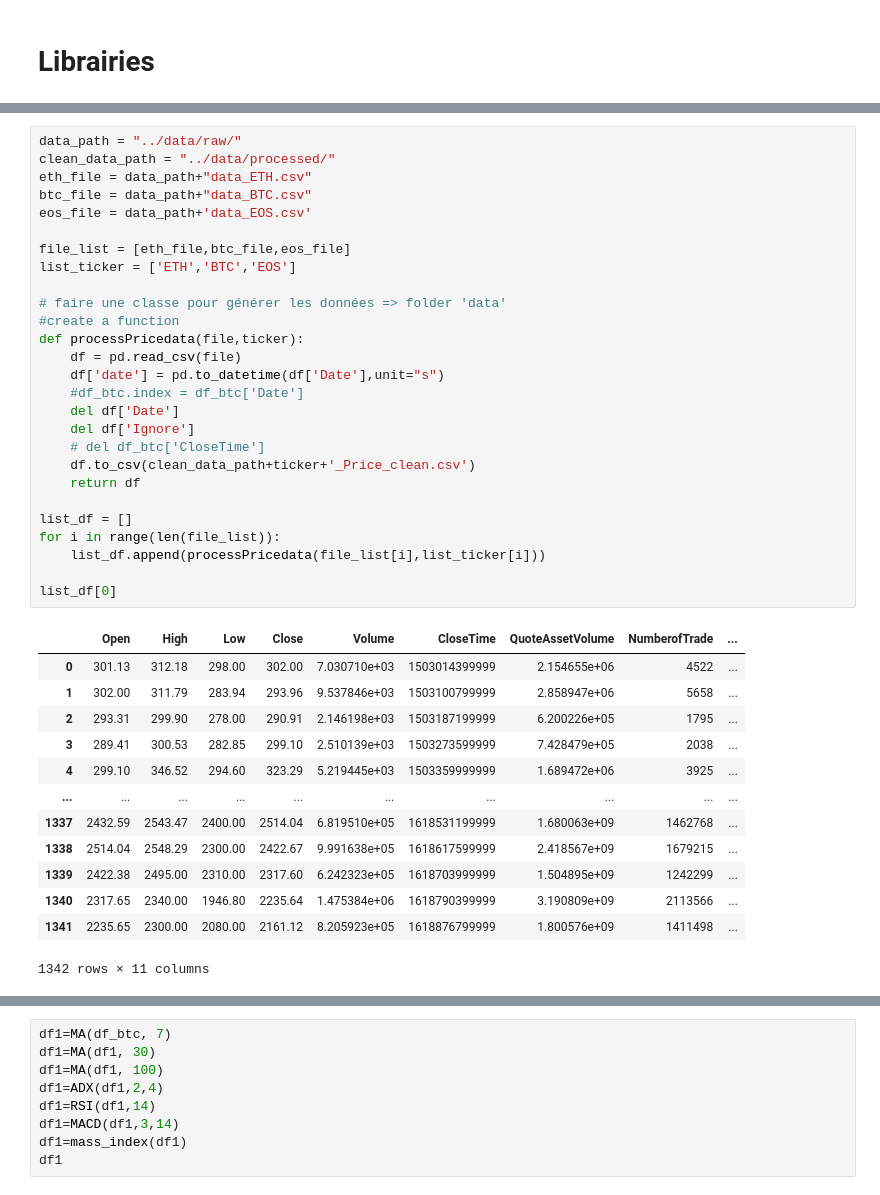
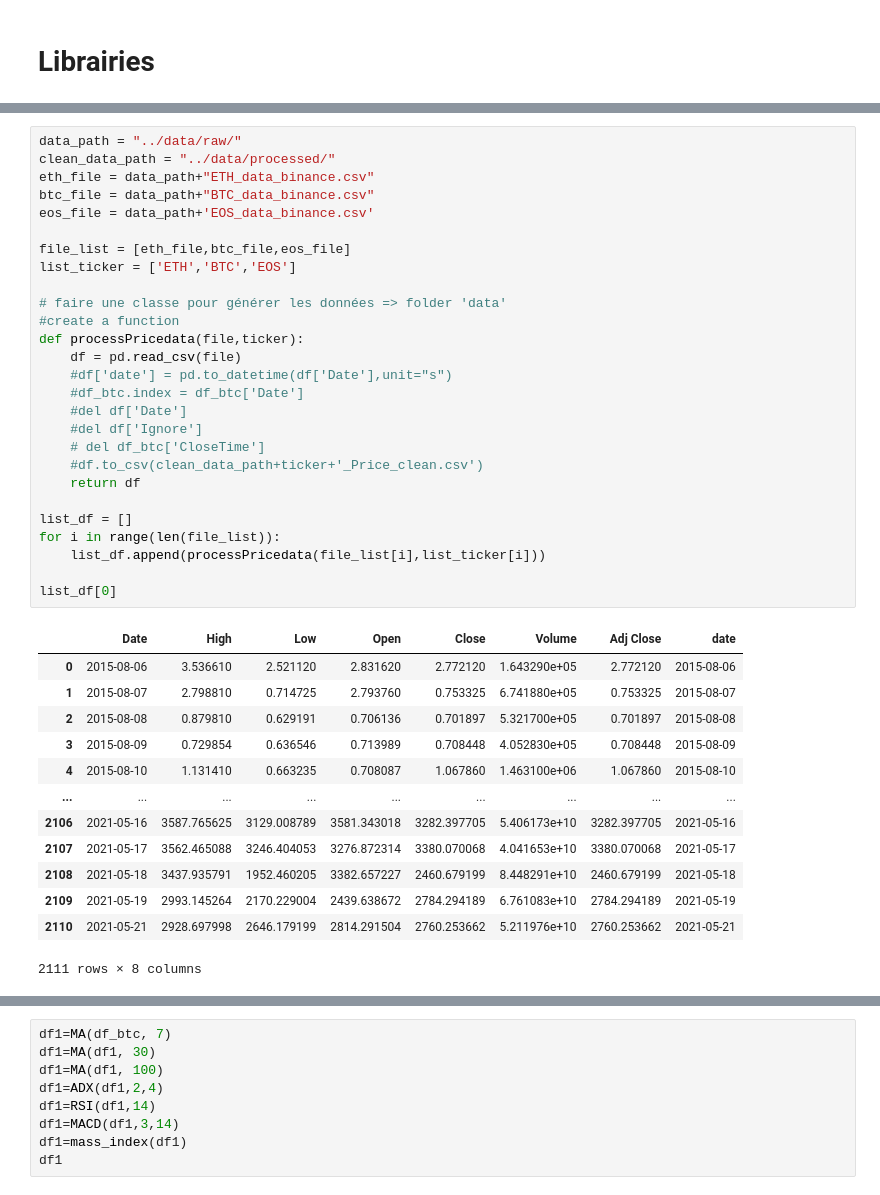
Before and after one commit to GuillaumePv/data-analysis-crypto, a Jupyter notebook: notebooks/gp_notebooks.ipynb, the cells around one changed output, grey strips where cells are left out. Drawn from its saved outputs; the diff is of its cells as text.

Commit message:
correct data and models

```diff
--- a/notebooks/gp_notebooks.ipynb
+++ b/notebooks/gp_notebooks.ipynb
@@ -24,44 +24,44 @@ from talib import MA, MACD, ADX, RSI, mass_index
 # %%
 data_path = "../data/raw/"
 clean_data_path = "../data/processed/"
-eth_file = data_path+"data_ETH.csv"
-btc_file = data_path+"data_BTC.csv"
-eos_file = data_path+'data_EOS.csv'
+eth_file = data_path+"ETH_data_binance.csv"
+btc_file = data_path+"BTC_data_binance.csv"
+eos_file = data_path+'EOS_data_binance.csv'
 
 file_list = [eth_file,btc_file,eos_file]
 list_ticker = ['ETH','BTC','EOS']
 
 # faire une classe pour générer les données => folder 'data'
 #create a function
 def processPricedata(file,ticker):
     df = pd.read_csv(file)
-    df['date'] = pd.to_datetime(df['Date'],unit="s")
+    #df['date'] = pd.to_datetime(df['Date'],unit="s")
     #df_btc.index = df_btc['Date']
-    del df['Date']
-    del df['Ignore']
+    #del df['Date']
+    #del df['Ignore']
     # del df_btc['CloseTime']
-    df.to_csv(clean_data_path+ticker+'_Price_clean.csv')
+    #df.to_csv(clean_data_path+ticker+'_Price_clean.csv')
     return df
 
 list_df = []
 for i in range(len(file_list)):
     list_df.append(processPricedata(file_list[i],list_ticker[i]))
 
 list_df[0]
 # %% [output]
-|  | Open | High | Low | Close | Volume | CloseTime | QuoteAssetVolume | NumberofTrade | ... |
-| 0 | 301.13 | 312.18 | 298.00 | 302.00 | 7.030710e+03 | 1503014399999 | 2.154655e+06 | 4522 | ... |
-| 1 | 302.00 | 311.79 | 283.94 | 293.96 | 9.537846e+03 | 1503100799999 | 2.858947e+06 | 5658 | ... |
-| 2 | 293.31 | 299.90 | 278.00 | 290.91 | 2.146198e+03 | 1503187199999 | 6.200226e+05 | 1795 | ... |
-| 3 | 289.41 | 300.53 | 282.85 | 299.10 | 2.510139e+03 | 1503273599999 | 7.428479e+05 | 2038 | ... |
-| 4 | 299.10 | 346.52 | 294.60 | 323.29 | 5.219445e+03 | 1503359999999 | 1.689472e+06 | 3925 | ... |
-| ... | ... | ... | ... | ... | ... | ... | ... | ... | ... |
-| 1337 | 2432.59 | 2543.47 | 2400.00 | 2514.04 | 6.819510e+05 | 1618531199999 | 1.680063e+09 | 1462768 | ... |
-| 1338 | 2514.04 | 2548.29 | 2300.00 | 2422.67 | 9.991638e+05 | 1618617599999 | 2.418567e+09 | 1679215 | ... |
-| 1339 | 2422.38 | 2495.00 | 2310.00 | 2317.60 | 6.242323e+05 | 1618703999999 | 1.504895e+09 | 1242299 | ... |
-| 1340 | 2317.65 | 2340.00 | 1946.80 | 2235.64 | 1.475384e+06 | 1618790399999 | 3.190809e+09 | 2113566 | ... |
-| 1341 | 2235.65 | 2300.00 | 2080.00 | 2161.12 | 8.205923e+05 | 1618876799999 | 1.800576e+09 | 1411498 | ... |
+|  | Date | High | Low | Open | Close | Volume | Adj Close | date |
+| 0 | 2015-08-06 | 3.536610 | 2.521120 | 2.831620 | 2.772120 | 1.643290e+05 | 2.772120 | 2015-08-06 |
+| 1 | 2015-08-07 | 2.798810 | 0.714725 | 2.793760 | 0.753325 | 6.741880e+05 | 0.753325 | 2015-08-07 |
+| 2 | 2015-08-08 | 0.879810 | 0.629191 | 0.706136 | 0.701897 | 5.321700e+05 | 0.701897 | 2015-08-08 |
+| 3 | 2015-08-09 | 0.729854 | 0.636546 | 0.713989 | 0.708448 | 4.052830e+05 | 0.708448 | 2015-08-09 |
+| 4 | 2015-08-10 | 1.131410 | 0.663235 | 0.708087 | 1.067860 | 1.463100e+06 | 1.067860 | 2015-08-10 |
+| ... | ... | ... | ... | ... | ... | ... | ... | ... |
+| 2106 | 2021-05-16 | 3587.765625 | 3129.008789 | 3581.343018 | 3282.397705 | 5.406173e+10 | 3282.397705 | 2021-05-16 |
+| 2107 | 2021-05-17 | 3562.465088 | 3246.404053 | 3276.872314 | 3380.070068 | 4.041653e+10 | 3380.070068 | 2021-05-17 |
+| 2108 | 2021-05-18 | 3437.935791 | 1952.460205 | 3382.657227 | 2460.679199 | 8.448291e+10 | 2460.679199 | 2021-05-18 |
+| 2109 | 2021-05-19 | 2993.145264 | 2170.229004 | 2439.638672 | 2784.294189 | 6.761083e+10 | 2784.294189 | 2021-05-19 |
+| 2110 | 2021-05-21 | 2928.697998 | 2646.179199 | 2814.291504 | 2760.253662 | 5.211976e+10 | 2760.253662 | 2021-05-21 |
-1342 rows × 11 columns
+2111 rows × 8 columns
 # %%
 #twitter path
 
```
Also changed, not shown: parts of 3 cells of this notebook, 18 other files.
